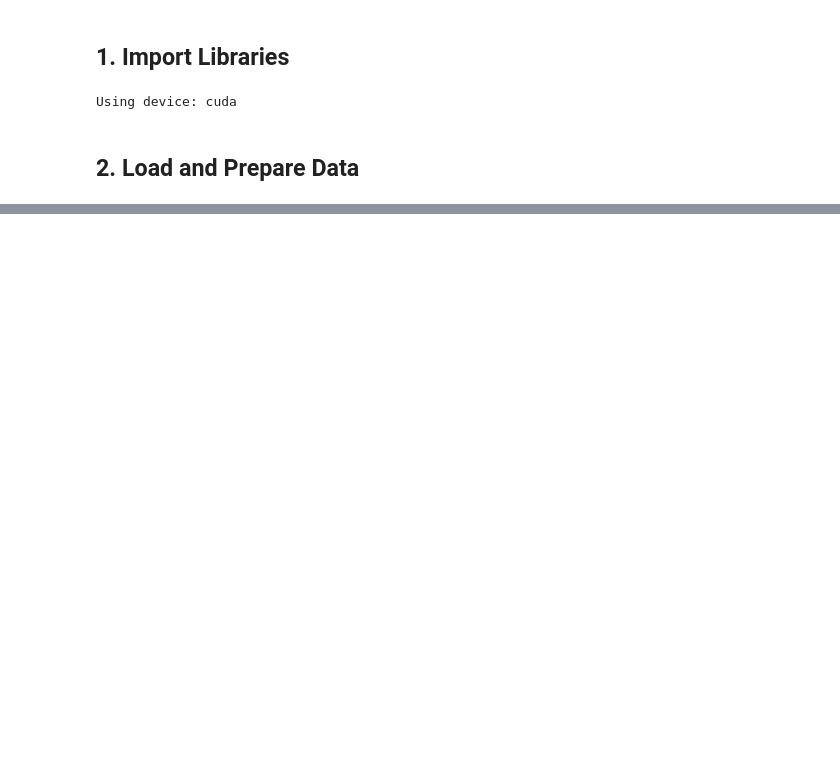
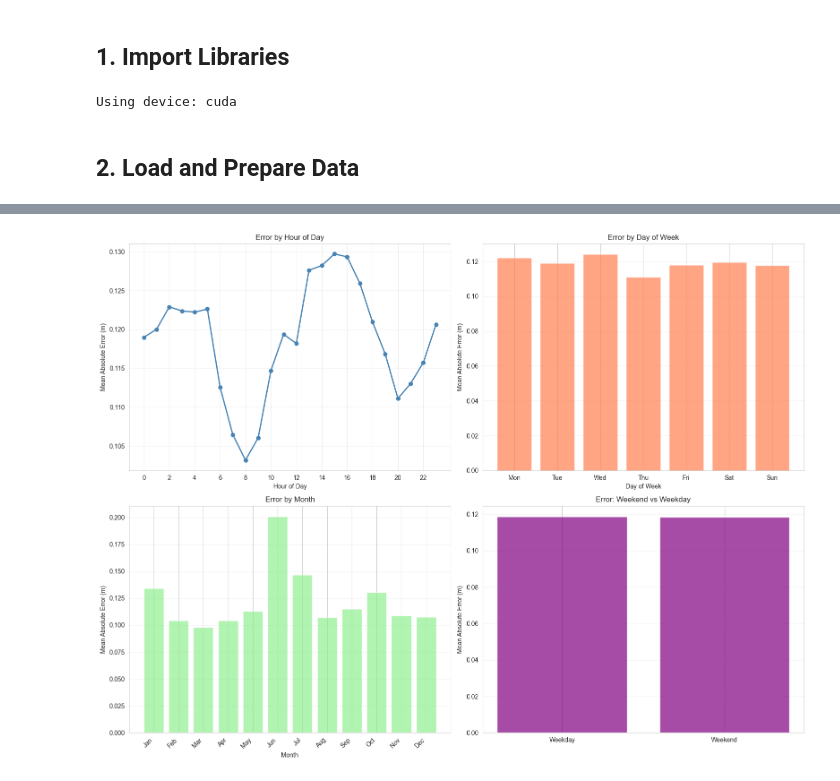
Before and after one commit to dniamsaard4codework/CPDSAI_Project, a Jupyter notebook: modelling.ipynb, the cells around one changed output, grey strips where cells are left out. Drawn from its saved outputs; the diff is of its cells as text; code cells hidden in the pictures; blank space fills up the shorter version.

Commit message:
Update deep

```diff
--- a/modelling.ipynb
+++ b/modelling.ipynb
@@ -678,0 +822,18 @@ This notebook successfully implements and compares multiple approaches for 24-ho
+# %%
+# Train LSTM with increased regularization to reduce overfitting
+print("\n=== LSTM (DEEP LEARNING with increased regularization) ===")
+print("Configuration changes to reduce overfitting:")
+print("  - Reduced hidden_size: 64 -> 32")
+print("  - Increased dropout: 0.2 -> 0.3")
+print("  - Increased weight_decay: 1e-5 -> 1e-3")
+
+lstm_results = train_lstm_cv(
+    X_train_val, X_train_val_scaled, y_train_val,
+    X_test_scaled, y_test,
+    sequence_length=24,
+    hidden_size=32,  # Reduced from 64 to 32
+    num_layers=1,
+    batch_size=32,
+    epochs=50,
+    lr=0.001
+)
@@ -678,0 +1269,44 @@ This notebook successfully implements and compares multiple approaches for 24-ho
+# %%
+# Visualize temporal error patterns
+fig, axes = plt.subplots(2, 2, figsize=(16, 12))
+
+# Hour of day
+hourly_errors_plot = error_df.groupby('hour')['abs_error'].mean()
+axes[0, 0].plot(hourly_errors_plot.index, hourly_errors_plot.values, marker='o', linewidth=2, color='steelblue')
+axes[0, 0].set_xlabel('Hour of Day')
+axes[0, 0].set_ylabel('Mean Absolute Error (m)')
+axes[0, 0].set_title('Error by Hour of Day')
+axes[0, 0].grid(True, alpha=0.3)
+axes[0, 0].set_xticks(range(0, 24, 2))
+
+# Day of week
+dow_errors_plot = error_df.groupby('day_of_week')['abs_error'].mean()
+axes[0, 1].bar(range(7), dow_errors_plot.values, color='coral', alpha=0.7)
+axes[0, 1].set_xticks(range(7))
+axes[0, 1].set_xticklabels(dow_names)
+axes[0, 1].set_xlabel('Day of Week')
+axes[0, 1].set_ylabel('Mean Absolute Error (m)')
+axes[0, 1].set_title('Error by Day of Week')
+axes[0, 1].grid(True, alpha=0.3, axis='y')
+
+# Month
+monthly_errors_plot = error_df.groupby('month')['abs_error'].mean()
+axes[1, 0].bar(range(1, 13), monthly_errors_plot.values, color='lightgreen', alpha=0.7)
+axes[1, 0].set_xticks(range(1, 13))
+axes[1, 0].set_xticklabels(month_names, rotation=45, ha='right')
+axes[1, 0].set_xlabel('Month')
+axes[1, 0].set_ylabel('Mean Absolute Error (m)')
+axes[1, 0].set_title('Error by Month')
+axes[1, 0].grid(True, alpha=0.3, axis='y')
+
+# Weekend vs Weekday
+weekend_errors_plot = error_df.groupby('is_weekend')['abs_error'].mean()
+axes[1, 1].bar(['Weekday', 'Weekend'], weekend_errors_plot.values, color='purple', alpha=0.7)
+axes[1, 1].set_ylabel('Mean Absolute Error (m)')
+axes[1, 1].set_title('Error: Weekend vs Weekday')
+axes[1, 1].grid(True, alpha=0.3, axis='y')
+
+plt.tight_layout()
+plt.show()
+# %% [output]
+[figure, added]
```
Also changed, not shown: parts of 63 cells of this notebook, 6 other files.
